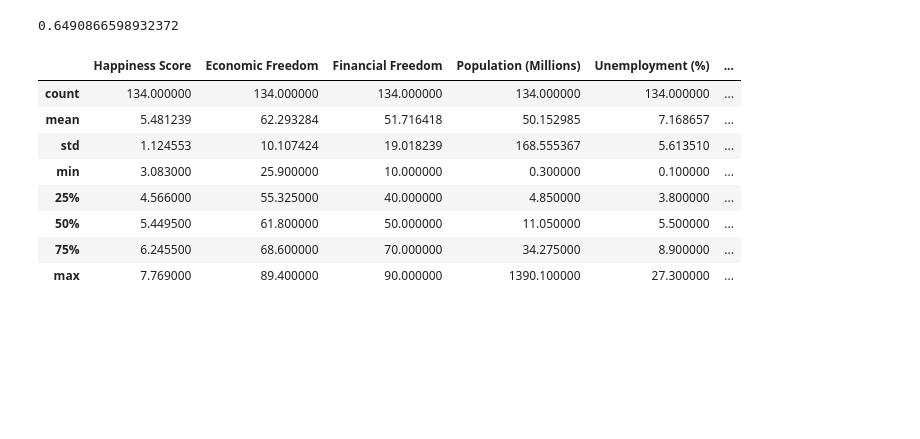
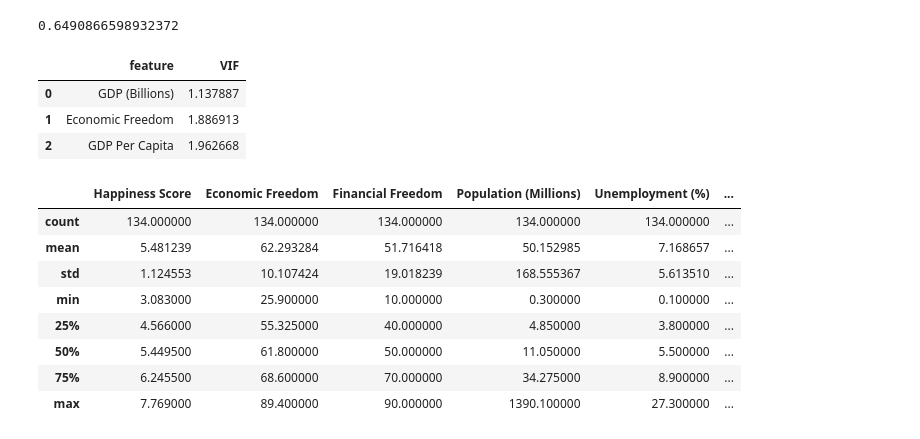
Before and after one commit to wjduq/Economic-Analysis, a Jupyter notebook: Project.ipynb, the cells around one changed output. Drawn from its saved outputs; the diff is of its cells as text; code cells hidden in the pictures; blank space fills up the shorter version.

```diff
--- a/Project.ipynb
+++ b/Project.ipynb
@@ -172,6 +174,22 @@ reg4 = LinearRegression().fit(X4, y)
 reg4.score(X4, y)
 # %% [output]
 0.6490866598932372
+# %%
+X = df_final[['GDP (Billions)', 'Economic Freedom', 'GDP Per Capita']]
+
+vif_data = pd.DataFrame()
+vif_data["feature"] = X.columns
+
+# calculating VIF for each feature
+vif_data["VIF"] = [variance_inflation_factor(X.values, i)
+                          for i in range(len(X.columns))]
+
+vif_data
+# %% [output]
+|  | feature | VIF |
+| 0 | GDP (Billions) | 1.137887 |
+| 1 | Economic Freedom | 1.886913 |
+| 2 | GDP Per Capita | 1.962668 |
 # %%
 df_final.describe()
 # %% [output]
```
Also changed, not shown: parts of 1 cell of this notebook.
